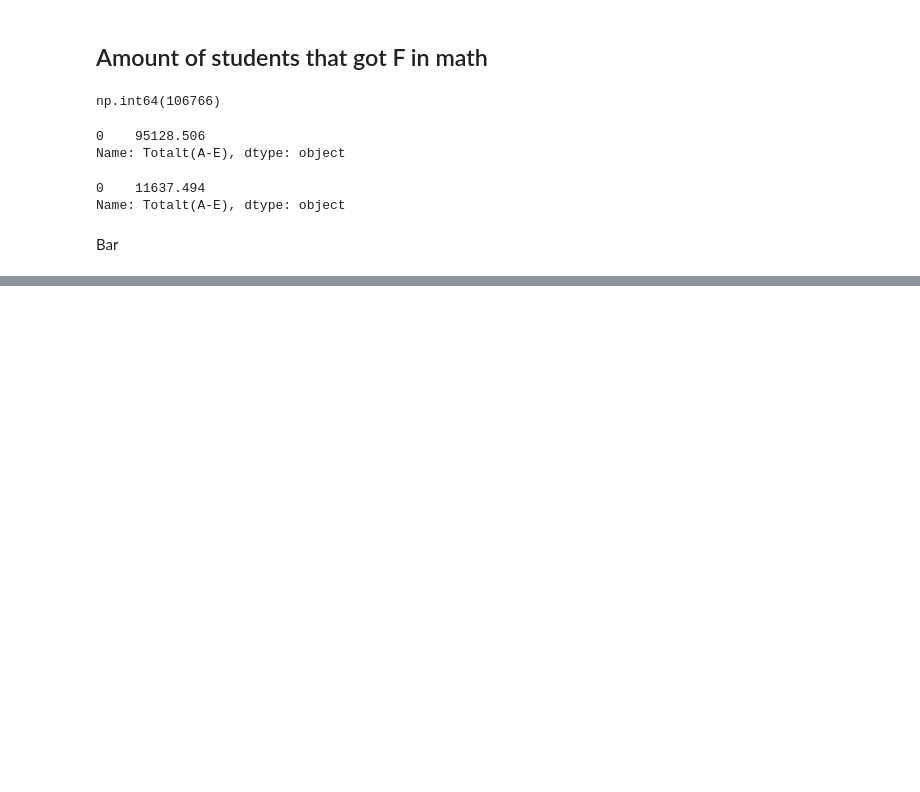
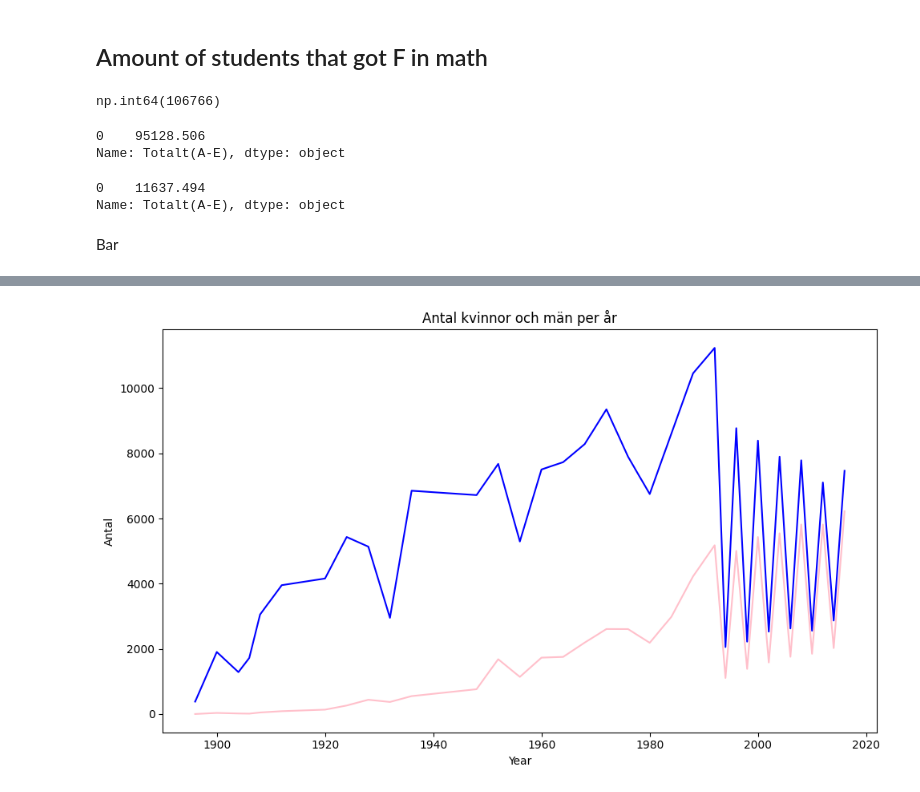
Before and after one commit to Nirre23/data_platforms_Niclas_Karlman_de24, a Jupyter notebook: exercises/exercise_1.ipynb, the cells around one changed output, grey strips where cells are left out. Saved outputs shown, nothing was run; the diff lists cells and outputs as text; code cells hidden in the pictures; blank space fills up the shorter version.

```diff
--- a/exercises/exercise_1.ipynb
+++ b/exercises/exercise_1.ipynb
@@ -158,0 +588,2 @@ Bar
+# %%
+df_os = pd.read_csv("data/athlete_events.csv")
@@ -158,0 +779,4 @@ Bar
+# %%
+athletes_gender_year = df_os.groupby(['Year','Sex']).size().unstack(fill_value=0)
+
+print(athletes_gender_year)
@@ -158,0 +801,19 @@ Bar
+# %%
+from cProfile import label
+import matplotlib.pyplot as plt
+from numpy import atleast_1d
+
+plt.figure(figsize=(10,6))
+plt.plot(athletes_gender_year.index,athletes_gender_year["F"],label="Female",color="pink")
+plt.plot(athletes_gender_year.index,athletes_gender_year["M"],label="Male",color= "blue")
+
+plt.title("Antal kvinnor och män per år")
+plt.xlabel("Year")
+plt.ylabel("Antal")
+
+
+plt.tight_layout()
+
+plt.show()
+# %% [output]
+[figure, added]
```
Also changed, not shown: parts of 52 cells of this notebook, 16 other files.
